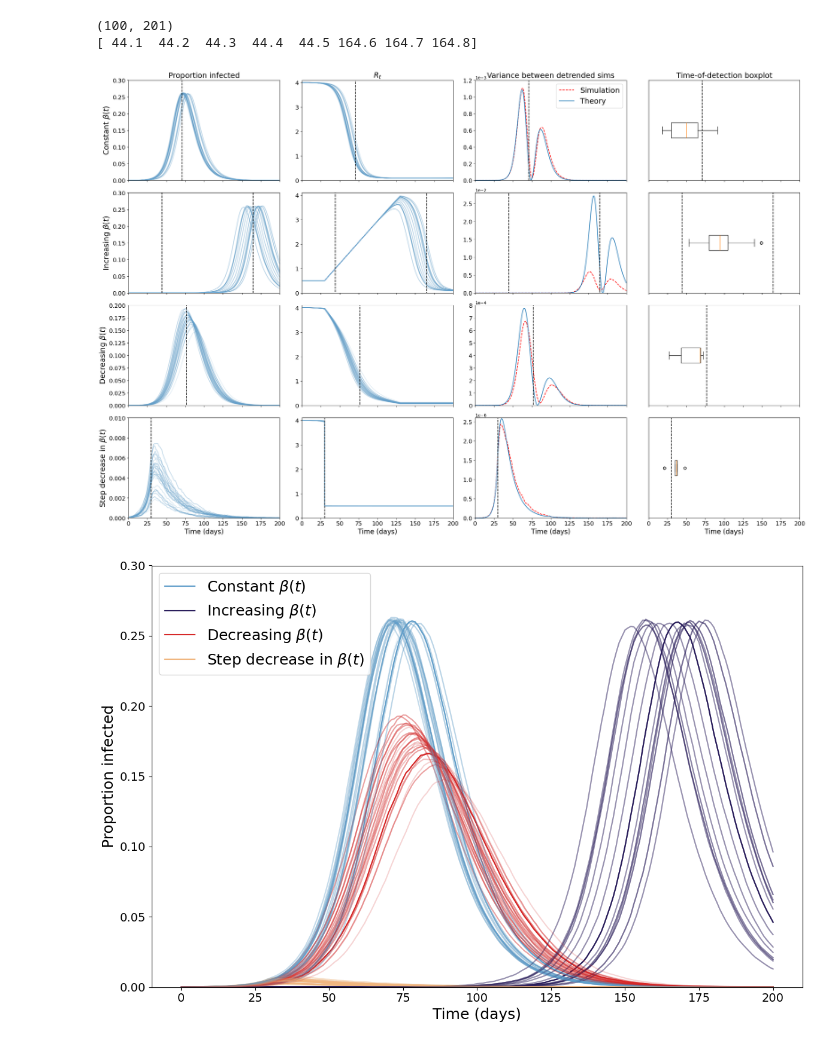
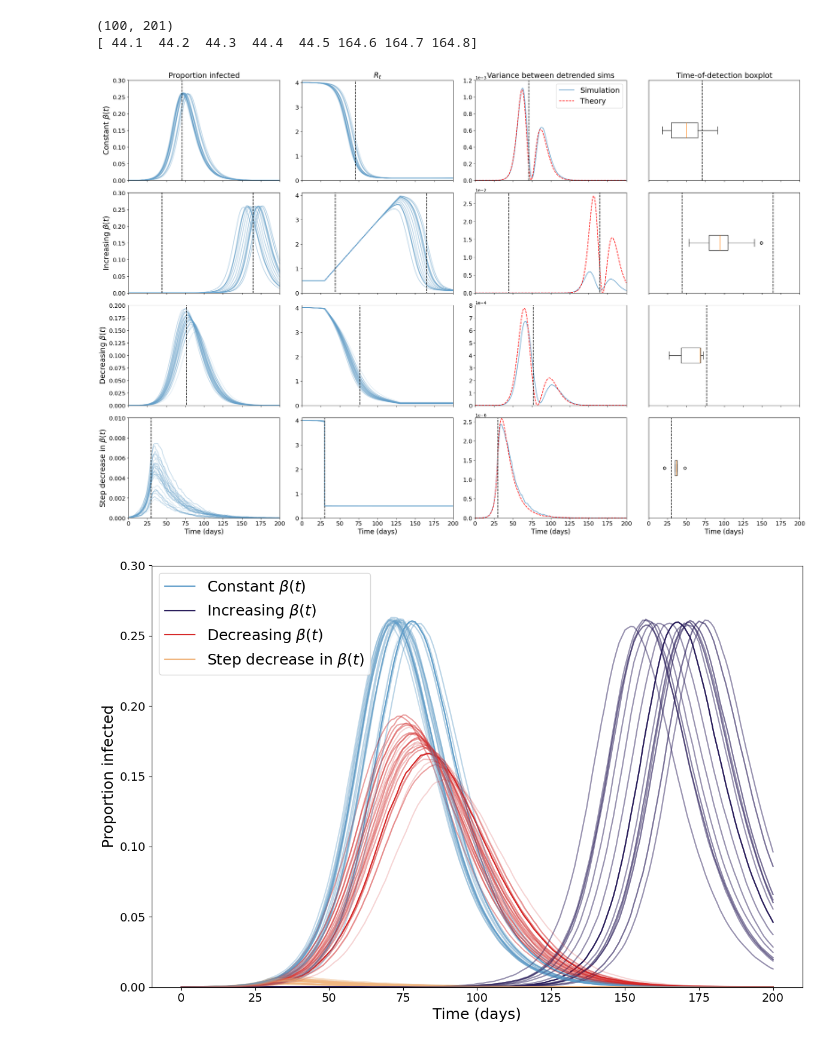
Before and after one commit to joshlooks/COVIDews, a Jupyter notebook: simulations_aggregation_theory.ipynb, the cells around one changed output. Saved outputs shown, nothing was run; the diff lists cells and outputs as text; code cells hidden in the pictures.

```diff
--- a/simulations_aggregation_theory.ipynb
+++ b/simulations_aggregation_theory.ipynb
@@ -421,8 +421,8 @@ fig, axs = plt.subplots(nrows = 4, ncols = 4, figsize=(24,16),sharex=True)
 for i in range(num_res):
     axs[0,0].plot(days,I_constant[i],color='#629FCA',alpha=0.1)
     axs[0,1].plot(times,Reff_constant[i],color='#629FCA',alpha=0.1)
-axs[0,2].plot(days,stoch_cst.var(axis=1).values,linestyle='--',color='r',label='Simulation')
-axs[0,2].plot(ts,cst_theory[:,-1],label='Theory')
+axs[0,2].plot(days,stoch_cst.var(axis=1).values,color='#629FCA',label='Simulation')
+axs[0,2].plot(ts,cst_theory[:,-1],color='r',linestyle='--',label='Theory')
 axs[0,3].boxplot([j for i in times_cst.values() for j in i],vert=False)
 
 axs[0,0].vlines(constant_crit,ymin=axs[0,0].get_yticks()[0],ymax=up_lims_p[0],color='k',linestyle='--')
@@ -433,8 +433,8 @@ axs[0,3].vlines(constant_crit,0.5,1.5,color='k',linestyle='--')
 for i in range(num_res):
     axs[1,0].plot(days,I_increasing[i],color='#629FCA',alpha=0.1)
     axs[1,1].plot(times,Reff_increasing[i],color='#629FCA',alpha=0.1)
-axs[1,2].plot(days,stoch_inc.var(axis=1).values,linestyle='--',color='r')
-axs[1,2].plot(ts,cst_inc[:,-1])
+axs[1,2].plot(days,stoch_inc.var(axis=1).values,color='#629FCA')
+axs[1,2].plot(ts,cst_inc[:,-1],linestyle='--',color='r')
 axs[1,3].boxplot([j for i in times_inc.values() for j in i],vert=False)
 
 
@@ -450,8 +450,8 @@ axs[1,3].vlines(inc_crit_down,0.5,1.5,color='k',linestyle='--')
 for i in range(num_res):
     axs[2,0].plot(days,I_decreasing[i],color='#629FCA',alpha=0.1)
     axs[2,1].plot(times,Reff_decreasing[i],color='#629FCA',alpha=0.1)
-axs[2,2].plot(days,stoch_dec.var(axis=1).values,linestyle='--',color='r')
-axs[2,2].plot(ts,cst_dec[:,-1])
+axs[2,2].plot(days,stoch_dec.var(axis=1).values,color='#629FCA')
+axs[2,2].plot(ts,cst_dec[:,-1],linestyle='--',color='r')
 axs[2,3].boxplot([j for i in times_dec.values() for j in i],vert=False)
 
 axs[2,0].vlines(dec_crit,ymin=axs[2,0].get_yticks()[0],ymax=up_lims_p[2],color='k',linestyle='--')
@@ -464,8 +464,8 @@ for i in range(num_res):
     axs[3,1].plot(times,Reff_step[i],color='#629FCA',alpha=0.1)
 axs[3,0].set_xlabel('Time (days)',fontsize=16)
 axs[3,1].set_xlabel('Time (days)',fontsize=16)
-axs[3,2].plot(days,stoch_step.var(axis=1).values,linestyle='--',color='r')
-axs[3,2].plot(ts,cst_step[:,-1])
+axs[3,2].plot(days,stoch_step.var(axis=1).values,color='#629FCA')
+axs[3,2].plot(ts,cst_step[:,-1],linestyle='--',color='red')
 axs[3,2].set_xlabel('Time (days)',fontsize=16)
 axs[3,3].boxplot([j for i in times_step.values() for j in i],vert=False)
 axs[3,3].set_xlabel('Time (days)',fontsize=16)
@@ -474,34 +474,34 @@ axs[3,0].vlines(step_crit,ymin=axs[3,0].get_yticks()[0],ymax=up_lims_p[3],color=
 axs[3,1].vlines(step_crit,ymin=axs[3,1].get_yticks()[0],ymax=axs[3,1].get_yticks()[-1],color='k',linestyle='--')
 axs[3,2].vlines(step_crit,ymin=axs[3,2].get_yticks()[0],ymax=up_lims[3],color='k',linestyle='--')
 axs[3,3].vlines(step_crit,0.5,1.5,color='k',linestyle='--')
 
 axs[0,0].set_title('Proportion infected',fontsize=18)
 axs[0,1].set_title(r'$R_t$',fontsize=18)
 axs[0,2].set_title('Variance between detrended sims',fontsize=18)
 axs[0,3].set_title('Time-of-detection boxplot',fontsize=18)
 
 labels= [r'Constant $\beta(t)$',r'Increasing $\beta(t)$', r'Decreasing $\beta(t)$', r'Step decrease in $\beta(t)$']
 for i in range(4):
     for j in range(4):
         axs[i,j].tick_params(axis='x', labelsize=14)
         axs[i,j].tick_params(axis='y', labelsize=14)
         if j == 3:
             axs[i,j].set_yticks([])
         if j == 0:
             axs[i,j].set_ylim((0,axs[i,j].get_ylim()[-1]))
         axs[i,j].set_xlim((0,200))
 for i in range(4):
     axs[i,0].set_ylim([0,up_lims_p[i]])
     axs[i,1].set_ylim([0,4.1])
     axs[i,2].set_ylim([0,up_lims[i]])
     axs[i,2].ticklabel_format(axis='y',style='sci',scilimits=(0,0))
     axs[i,0].set_ylabel(labels[i],fontsize=18)
 axs[0,2].legend(fontsize=18)
 plt.tight_layout()
 plt.savefig("Figures/simulations_theory.pdf",dpi=2400,bbox_inches='tight')
 plt.show()
 # %% [output]
-[figure, old version]
+[figure, new version]
 # %%
 fig, ax = plt.subplots(figsize=(12,8))
 ax.plot(days, I_constant[0], '#629FCA',label=r'Constant $\beta(t)$')
```
Also changed, not shown: parts of 2 cells of this notebook, 5 other files.
